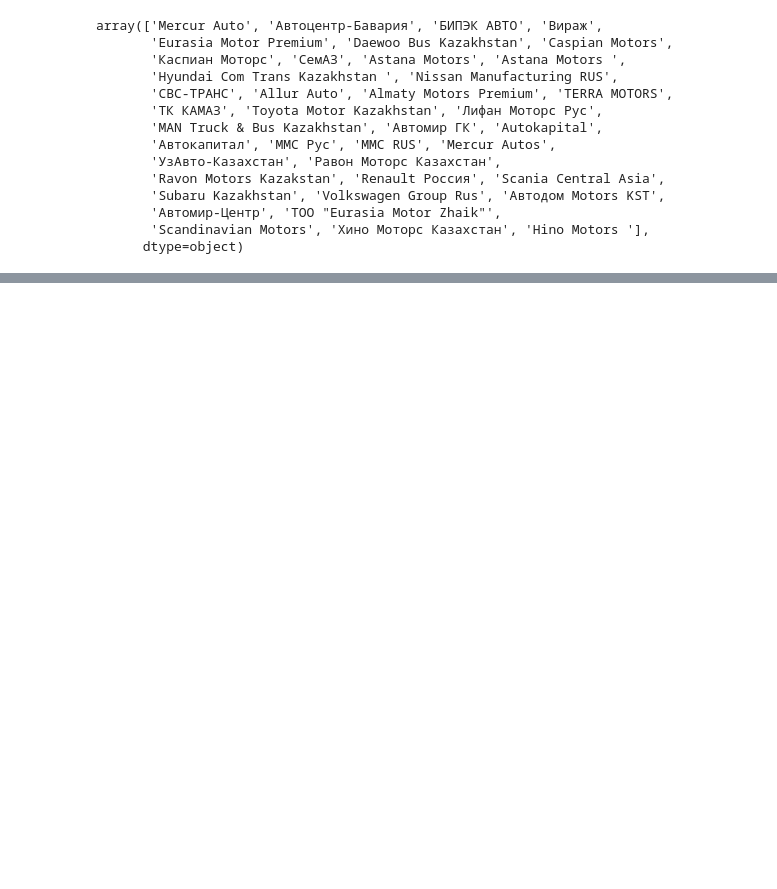
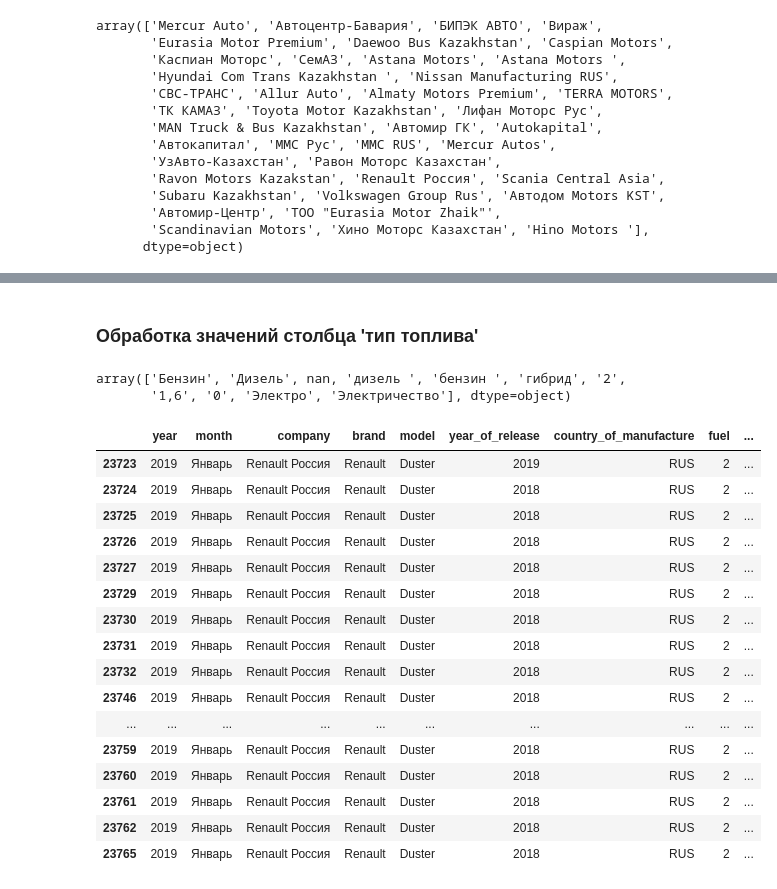
Before and after one commit to analyst-plv/car-sales, a Jupyter notebook: Авторынок.ipynb, the cells around one changed output, grey strips where cells are left out. Drawn from its saved outputs; the diff is of its cells as text; code cells hidden in the pictures; blank space fills up the shorter version.

```diff
--- a/Авторынок.ipynb
+++ b/Авторынок.ipynb
@@ -162,8 +168,0 @@ Hino Motors и Хино Моторс Казахстан - одна и та же
-# %%
-# 2. Объединяем варианты "Россия"
-df['country'] = df['country'].replace({
-    'rus': 'россия',
-    'росси': 'россия',
-    'nan': 'неизвестно',  # если NaN стал строкой
-    'none': 'неизвестно'
-})
@@ -169,0 +255,22 @@ df['country'] = df['country'].replace({
+# %%
+df['country_of_manufacture'] = df['country_of_manufacture'].replace({
+    'Германия': 'DEU',
+    'США': 'USA',
+    'Австрия': 'AUT',
+    'Республика Казахстан': 'KAZ',
+    'Российская Федерация': 'RUS',
+    'Корея': 'KOR',
+    'Япония': 'JPN',
+    'Таиланд': 'THA',
+    'Китай': 'CHN',
+    'UK': 'GBR',
+    'Узбекистан': 'UZB',
+    'Венгрия': 'HUN',
+    'Турция': 'TUR',
+    'Испания': 'ESP',
+    'Нидерланды': 'NLD',
+    'Польша': 'POL',
+    'Швеция': 'SWE',
+    'Белоруссия': 'BLR',
+    'Бельгия': 'BEL'
+})
@@ -169,0 +301,27 @@ df['country'] = df['country'].replace({
+# %% [markdown]
+### Обработка значений столбца 'тип топлива'
+# %%
+df['fuel'].unique()
+# %% [output]
+array(['Бензин', 'Дизель', nan, 'дизель ', 'бензин ', 'гибрид', '2',
+       '1,6', '0', 'Электро', 'Электричество'], dtype=object)
+# %%
+df[df['fuel']=='2']
+# %% [output]
+|  | year | month | company | brand | model | year_of_release | country_of_manufacture | fuel | ... |
+| 23723 | 2019 | Январь | Renault Россия | Renault | Duster | 2019 | RUS | 2 | ... |
+| 23724 | 2019 | Январь | Renault Россия | Renault | Duster | 2018 | RUS | 2 | ... |
+| 23725 | 2019 | Январь | Renault Россия | Renault | Duster | 2018 | RUS | 2 | ... |
+| 23726 | 2019 | Январь | Renault Россия | Renault | Duster | 2018 | RUS | 2 | ... |
+| 23727 | 2019 | Январь | Renault Россия | Renault | Duster | 2018 | RUS | 2 | ... |
+| 23729 | 2019 | Январь | Renault Россия | Renault | Duster | 2018 | RUS | 2 | ... |
+| 23730 | 2019 | Январь | Renault Россия | Renault | Duster | 2018 | RUS | 2 | ... |
+| 23731 | 2019 | Январь | Renault Россия | Renault | Duster | 2018 | RUS | 2 | ... |
+| 23732 | 2019 | Январь | Renault Россия | Renault | Duster | 2018 | RUS | 2 | ... |
+| 23746 | 2019 | Январь | Renault Россия | Renault | Duster | 2018 | RUS | 2 | ... |
+| ... | ... | ... | ... | ... | ... | ... | ... | ... | ... |
+| 23759 | 2019 | Январь | Renault Россия | Renault | Duster | 2018 | RUS | 2 | ... |
+| 23760 | 2019 | Январь | Renault Россия | Renault | Duster | 2018 | RUS | 2 | ... |
+| 23761 | 2019 | Январь | Renault Россия | Renault | Duster | 2018 | RUS | 2 | ... |
+| 23762 | 2019 | Январь | Renault Россия | Renault | Duster | 2018 | RUS | 2 | ... |
+| 23765 | 2019 | Январь | Renault Россия | Renault | Duster | 2018 | RUS | 2 | ... |
```
Also changed, not shown: parts of 37 cells of this notebook.
